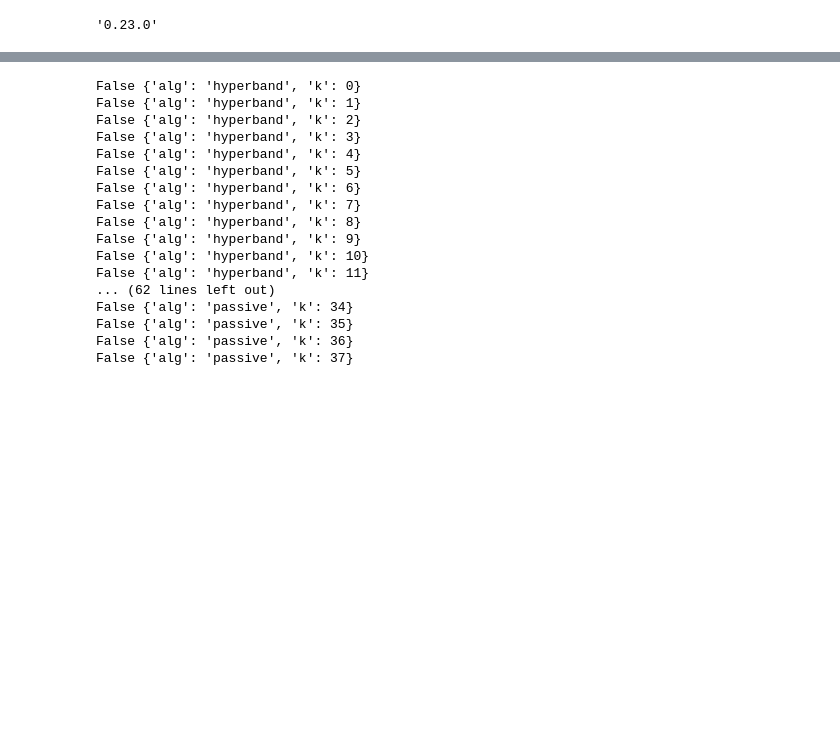
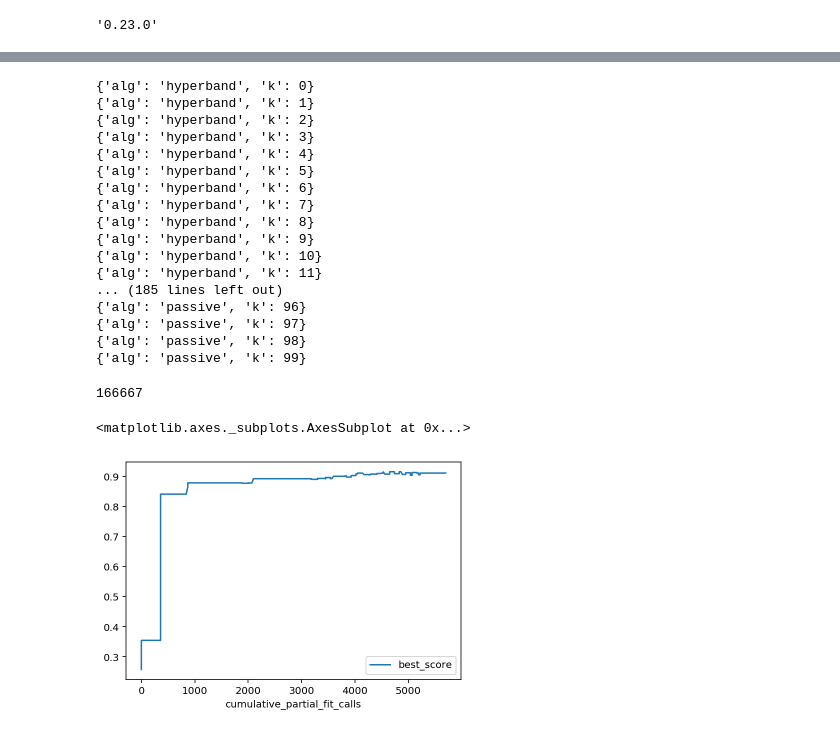
Before and after one commit to stsievert/dask-hyperband-comparison, a Jupyter notebook: synthetic/Synthetic-viz.ipynb, the cells around one changed output, grey strips where cells are left out. Saved outputs shown, nothing was run; the diff lists cells and outputs as text; code cells hidden in the pictures; blank space fills up the shorter version.

```diff
--- a/synthetic/Synthetic-viz.ipynb
+++ b/synthetic/Synthetic-viz.ipynb
@@ -130,51 +119,54 @@ def shape_history(history, seed=None, **kwargs):
 import pandas as pd
 
 hists = [
-    shape_history(hist, seed=False, alg=alg, k=k)
+    shape_history(hist, alg=alg, k=k)
     for alg, hists in histories.items()
     for k, hist in enumerate(hists)
-#     for seed in range(3)
-    for seed in [False]
 ]
 # %% [output]
-False {'alg': 'hyperband', 'k': 0}
-False {'alg': 'hyperband', 'k': 1}
-False {'alg': 'hyperband', 'k': 2}
-False {'alg': 'hyperband', 'k': 3}
-False {'alg': 'hyperband', 'k': 4}
-False {'alg': 'hyperband', 'k': 5}
-False {'alg': 'hyperband', 'k': 6}
-False {'alg': 'hyperband', 'k': 7}
-False {'alg': 'hyperband', 'k': 8}
-False {'alg': 'hyperband', 'k': 9}
-False {'alg': 'hyperband', 'k': 10}
-False {'alg': 'hyperband', 'k': 11}
-... (62 lines left out)
-False {'alg': 'passive', 'k': 34}
-False {'alg': 'passive', 'k': 35}
-False {'alg': 'passive', 'k': 36}
-False {'alg': 'passive', 'k': 37}
+{'alg': 'hyperband', 'k': 0}
+{'alg': 'hyperband', 'k': 1}
+{'alg': 'hyperband', 'k': 2}
+{'alg': 'hyperband', 'k': 3}
+{'alg': 'hyperband', 'k': 4}
+{'alg': 'hyperband', 'k': 5}
+{'alg': 'hyperband', 'k': 6}
+{'alg': 'hyperband', 'k': 7}
+{'alg': 'hyperband', 'k': 8}
+{'alg': 'hyperband', 'k': 9}
+{'alg': 'hyperband', 'k': 10}
+{'alg': 'hyperband', 'k': 11}
+... (185 lines left out)
+{'alg': 'passive', 'k': 96}
+{'alg': 'passive', 'k': 97}
+{'alg': 'passive', 'k': 98}
+{'alg': 'passive', 'k': 99}
 # %%
 import numpy as np
-def smooth(df):
+def smooth(df, div=10):
     col = "cumulative_partial_fit_calls"
-    df[col] = np.round(df[col], decimals=-1) + 5
+    df[col] = (df[col] // div) * div
     return df
 
     return pd.DataFrame({"best_score": avg_score, "cumulative_partial_fit_calls": avg_calls, **summary})
 
 raw_dfs = [pd.DataFrame(hist) for hist in hists]
 print(sum(len(df) for df in raw_dfs))
-dfs = [smooth(df) for df in raw_dfs]
+dfs = [smooth(df, div=30) for df in raw_dfs]
 df = pd.concat(dfs)
-print(df.alg.unique())
-print(df.cumulative_partial_fit_calls.describe())
-print(len(df))
-df.head()
+# print(df.alg.unique())
+# print(df.cumulative_partial_fit_calls.describe())
+# print(len(df))
+# df.head()
+# %% [output]
+166667
 # %%
 show = [df for df in raw_dfs
         if df.loc[0, "alg"] == "hyperband"
-        and df.loc[0, "random_state"] == 404]
+        and df.loc[0, "random_state"] == 0]
 show = show[0]
 
 show.plot(x="cumulative_partial_fit_calls", y="best_score")
+# %% [output]
+<matplotlib.axes._subplots.AxesSubplot at 0x...>
+[figure, added]
```
Also changed, not shown: parts of 10 cells of this notebook, 7 other files.
